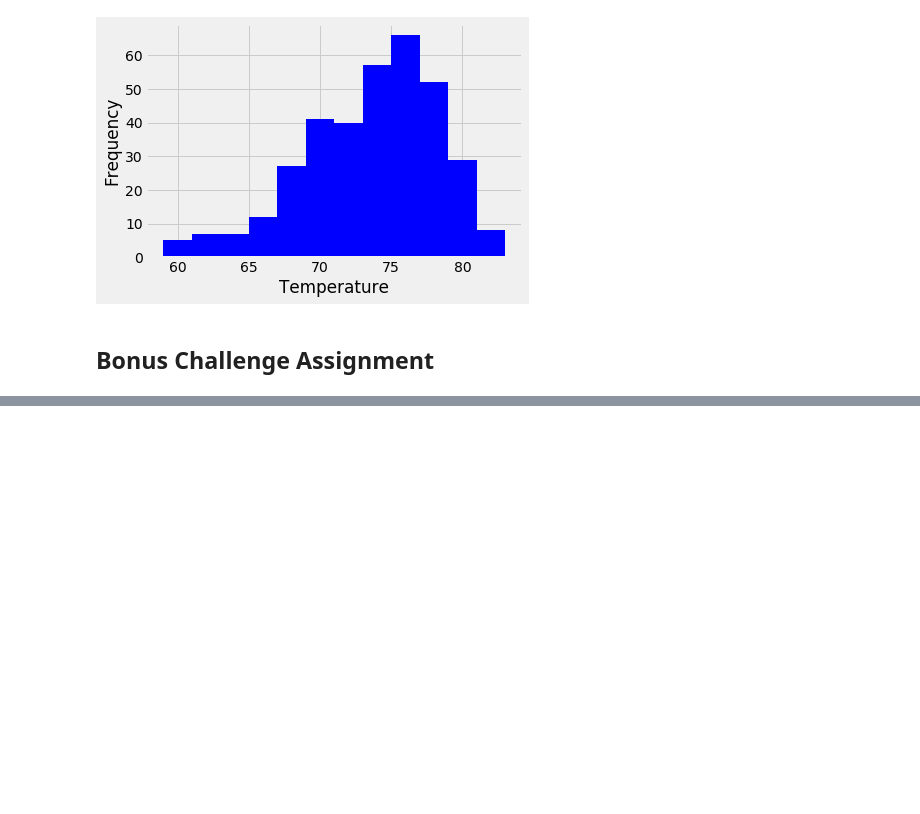
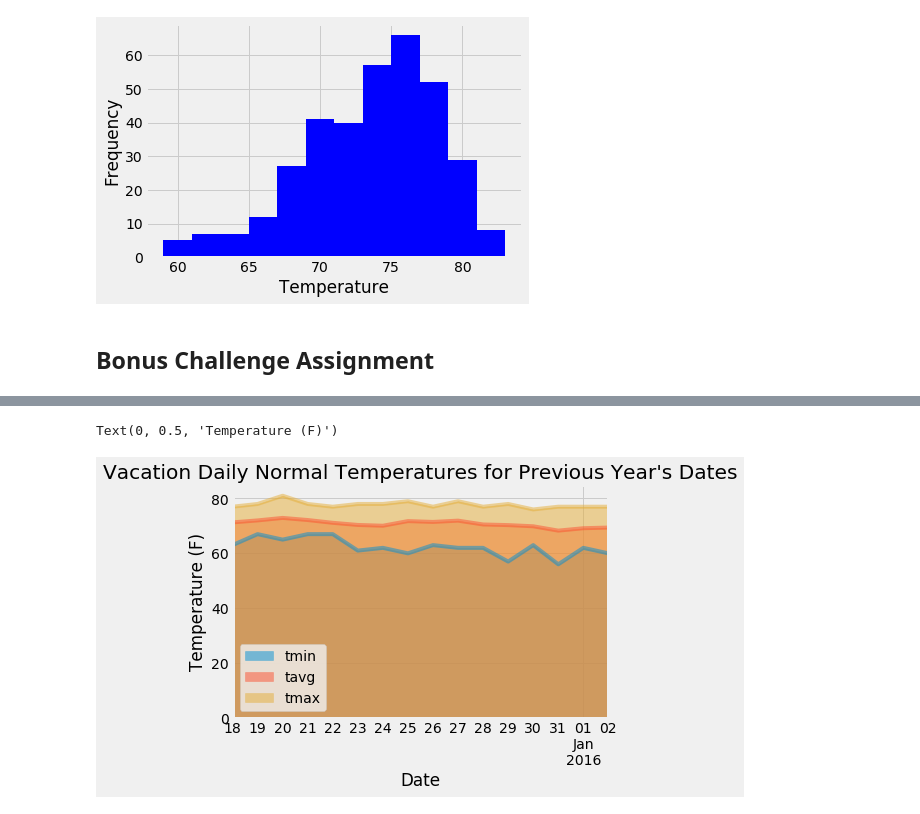
Before and after one commit to jgabunilas/sqlalchemy-challenge, a Jupyter notebook: climate_starter.ipynb, the cells around one changed output, grey strips where cells are left out. Saved outputs shown, nothing was run; the diff lists cells and outputs as text; code cells hidden in the pictures; blank space fills up the shorter version.

```diff
--- a/climate_starter.ipynb
+++ b/climate_starter.ipynb
@@ -299,11 +412,33 @@ daily_normals("01-01")
 # push each tuple of calculations into a list called `normals`
 
 # Set the start and end date of the trip
+start_date = '2015-12-18'
+end_date = '2016-01-02'
+# Use the start and end date to create a range of dates
+# Use pandas to do this
+date_range = pd.date_range(start_date, end_date).tolist()
 
-# Use the start and end date to create a range of dates
 
-# Stip off the year and save a list of %m-%d strings
+date_range_list = []
+# for date in date_range:
+#     print(str(date))
 
-# Loop through the list of %m-%d strings and calculate the normals for each date
+# Strip off the year and save a list of %m-%d strings
+# Do this by converting each timestamp to a string, then slicing the MM-DD values out of it
+mmdd_vacation = [str(date)[5:10] for date in date_range]
+
+# Loop through the list of %m-%d strings and calculate the normals for each date. Push the tuples into the normals list
+normals = []
+for day in mmdd_vacation:
+    normals.append(daily_normals(day))
+
+# print(normals)
+# Pull all of the tuple valuse into their own lists for plotting
+tavg = [item[0][1] for item in normals]
+tmin = [item[0][0] for item in normals]
+tmax = [item[0][2] for item in normals]
 # %%
 # Load the previous query results into a Pandas DataFrame and add the `trip_dates` range as the `date` index
+daily_normals_df = pd.DataFrame({'Date': date_range, 'tmin' : tmin, 'tavg' : tavg, 'tmax' : tmax})
+daily_normals_df.set_index('Date', inplace = True)
+daily_normals_df
@@ -310,2 +464,9 @@ daily_normals("01-01")
 # %%
 # Plot the daily normals as an area plot with `stacked=False`
+ax = daily_normals_df.plot.area(stacked = False, title = "Vacation Daily Normal Temperatures for Previous Year's Dates")
+
+ax.set_ylabel('Temperature (F)')
+# ax.xaxis.set_major_formatter(mdates.DateFormatter('%Y-%m-%d'))
+# %% [output]
+Text(0, 0.5, 'Temperature (F)')
+[figure, added]
```
Also changed, not shown: parts of 15 cells of this notebook, 1 other file.
